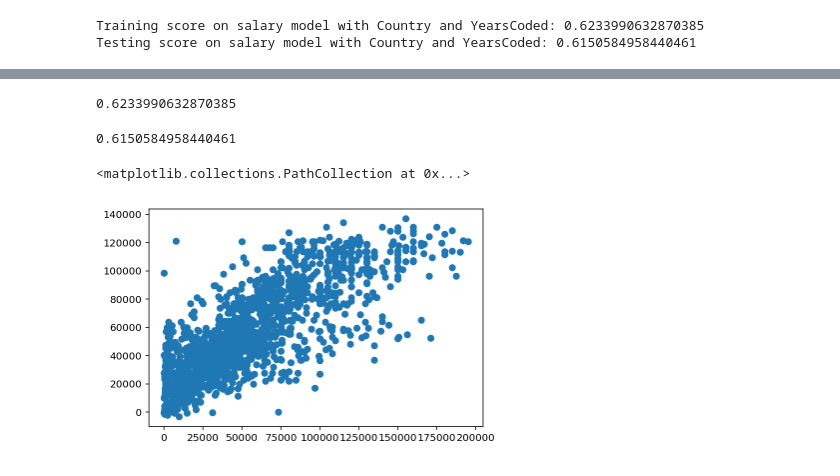
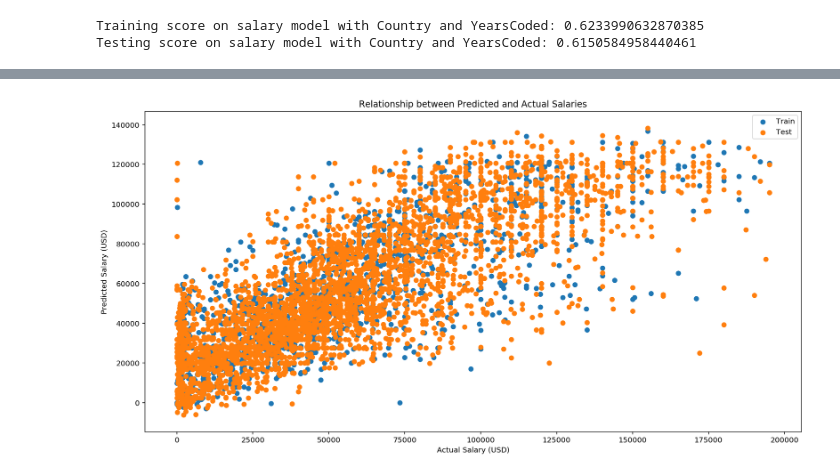
Before and after one commit to blowe615/stackoverflow_survey, a Jupyter notebook: Investigating How Data Scientists Answered the Stack Overflow Survey.ipynb, the cells around one changed output, grey strips where cells are left out. Cells and saved outputs as stored; diff of their text form; code cells hidden in the pictures.

```diff
--- a/Investigating How Data Scientists Answered the Stack Overflow Survey.ipynb
+++ b/Investigating How Data Scientists Answered the Stack Overflow Survey.ipynb
@@ -678,13 +673,0 @@ plt.scatter(y_train2_sal, model2_sal.predict(X_train2_sal))
-# %%
-r2_score(y_train2_sal, model2_sal.predict(X_train2_sal))
-# %% [output]
-0.6233990632870385
-# %%
-r2_score(y_test2_sal, model2_sal.predict(X_test2_sal))
-# %% [output]
-0.6150584958440461
-# %%
-plt.scatter(y_test2_sal, model2_sal.predict(X_test2_sal))
-# %% [output]
-<matplotlib.collections.PathCollection at 0x...>
-[figure, removed]
@@ -694,0 +674,12 @@ sal2_weights['Weight'] = model2_sal.coef_
+# %%
+# Visualize the relationship between predicted and actual salaries for the test and training sets
+fig, ax = plt.subplots(figsize=(16,8))
+ax.scatter(y_test2_sal, model2_sal.predict(X_test2_sal))
+ax.scatter(y_train2_sal, model2_sal.predict(X_train2_sal))
+ax.legend(['Train','Test'])
+ax.set_xlabel('Actual Salary (USD)')
+ax.set_ylabel('Predicted Salary (USD)')
+ax.set_title('Relationship between Predicted and Actual Salaries')
+plt.show()
+# %% [output]
+[figure, added]
```
Also changed, not shown: parts of 21 cells of this notebook.
